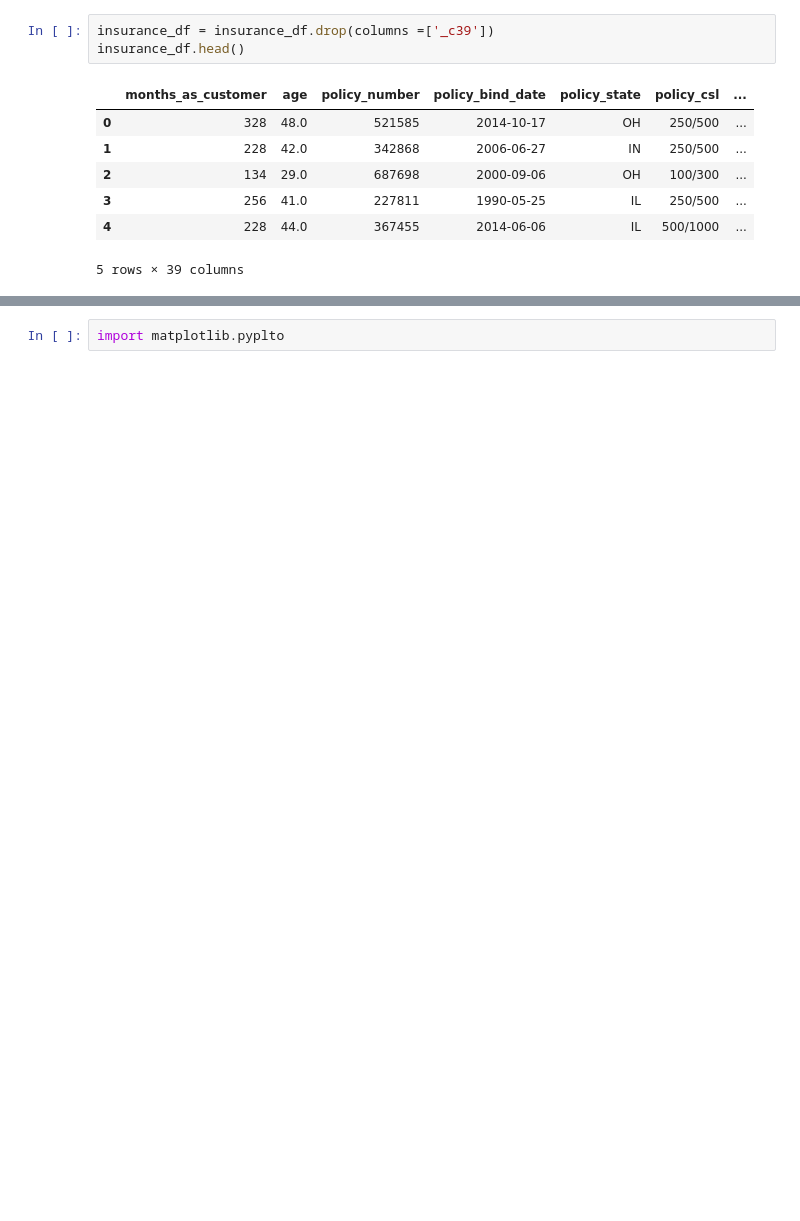
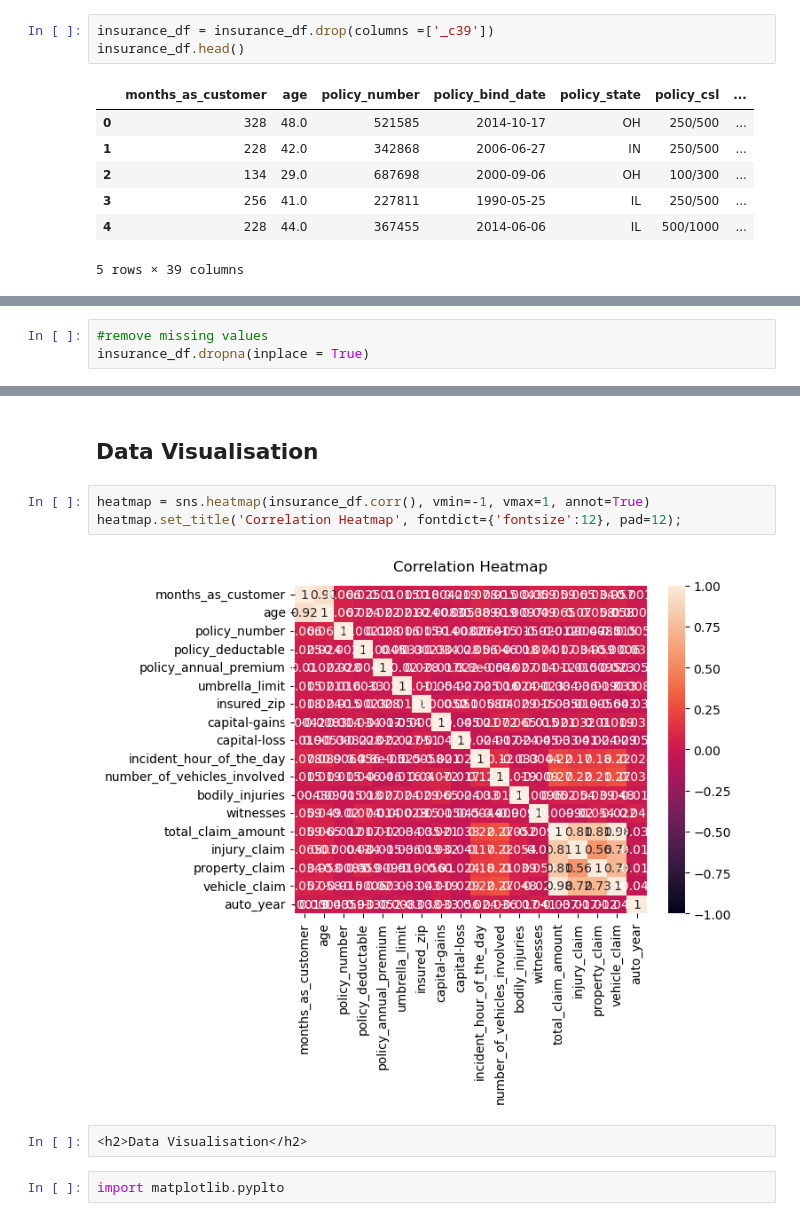
Before and after one commit to nomaguguk/Integrated-Project, a Jupyter notebook: code/EDA.ipynb, the cells around one changed output, grey strips where cells are left out. Saved outputs shown, nothing was run; the diff lists cells and outputs as text; blank space fills up the shorter version.

```diff
--- a/code/EDA.ipynb
+++ b/code/EDA.ipynb
@@ -30,0 +93,3 @@ insurance_df.head()
+# %%
+#remove missing values
+insurance_df.dropna(inplace = True)
@@ -31,2 +183,11 @@ insurance_df.head()
+# %% [markdown]
+<h2>Data Visualisation</h2>
+# %%
+heatmap = sns.heatmap(insurance_df.corr(), vmin=-1, vmax=1, annot=True)
+heatmap.set_title('Correlation Heatmap', fontdict={'fontsize':12}, pad=12);
+# %% [output]
+[figure, added]
+# %%
+<h2>Data Visualisation</h2>
 # %%
 import matplotlib.pyplto
```
Also changed, not shown: parts of 17 cells of this notebook.
